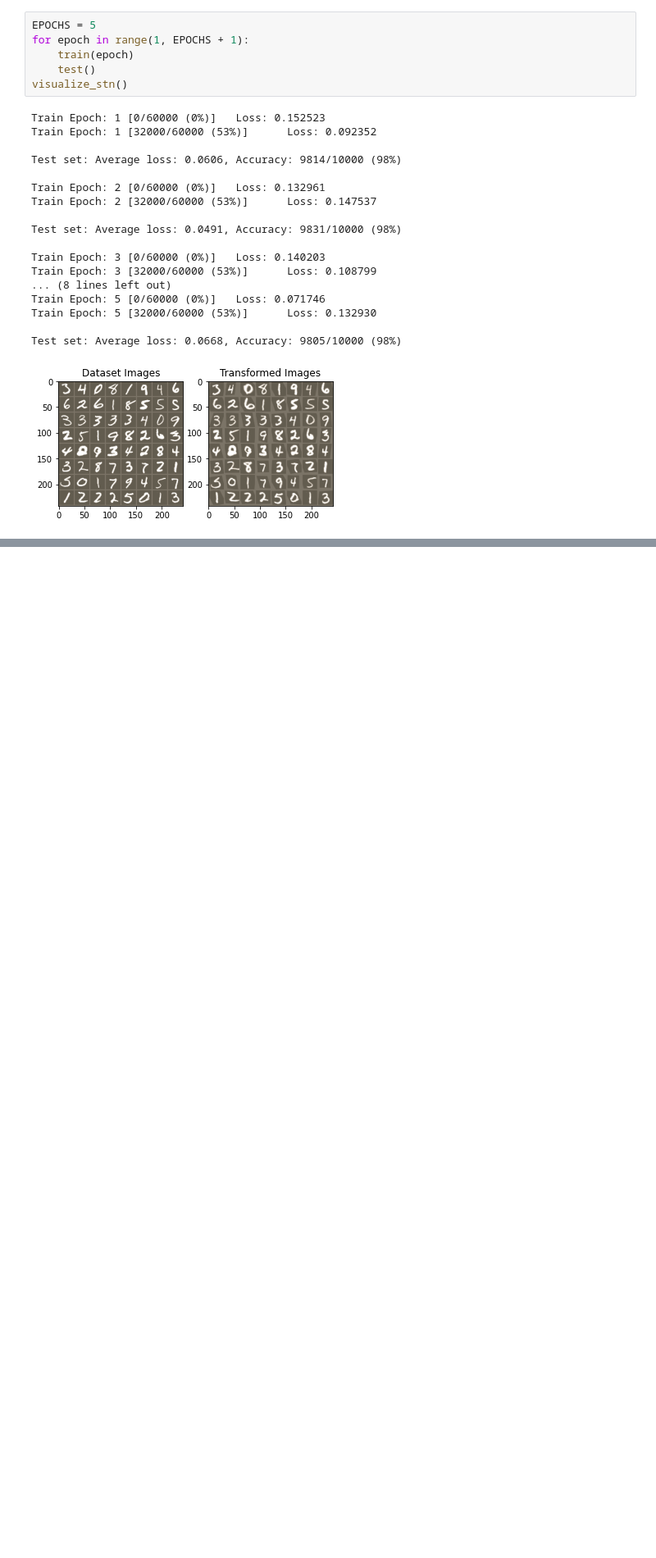
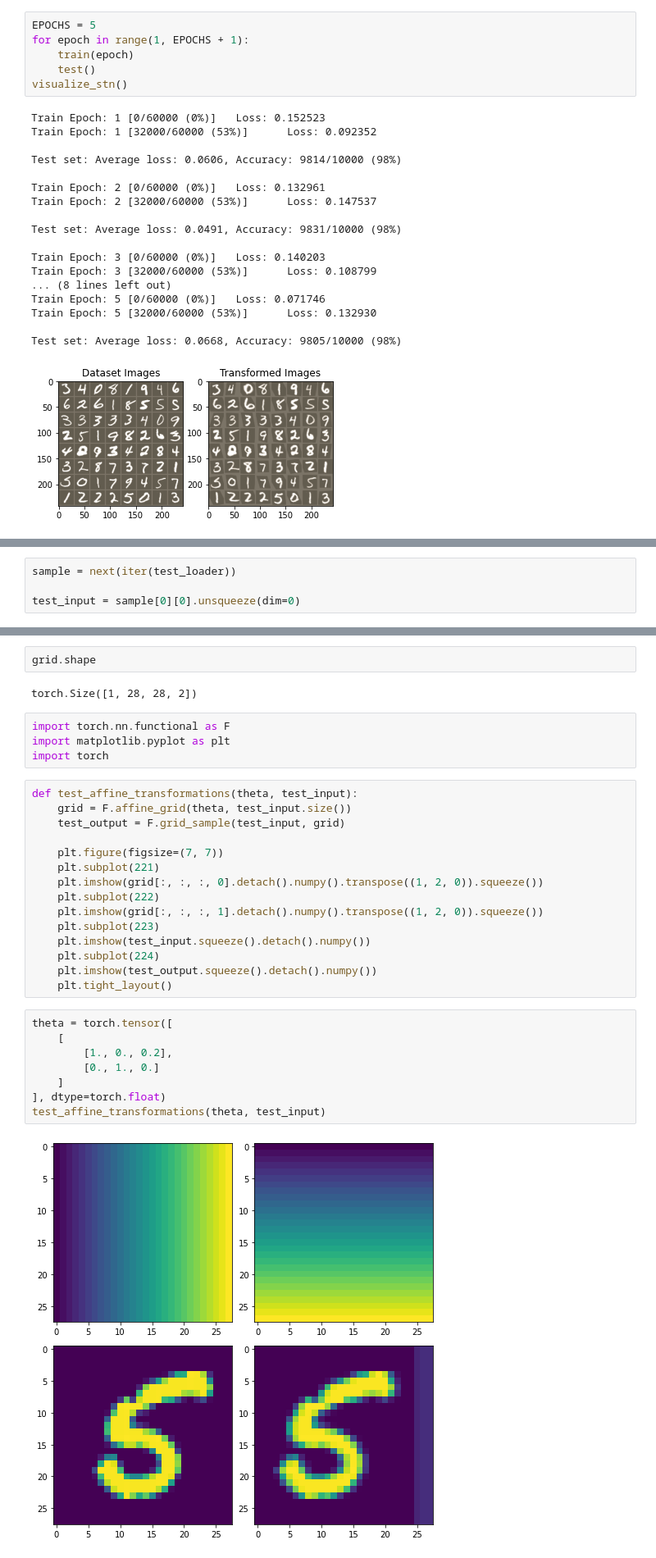
Before and after one commit to eva7wandb/Eva7_Weights_Heist, a Jupyter notebook: S12/spatial_transformer_network_MNIST.ipynb, the cells around one changed output, grey strips where cells are left out. Shown at 82% size. Cells and saved outputs as stored; diff of their text form; blank space fills up the shorter version.

```diff
--- a/S12/spatial_transformer_network_MNIST.ipynb
+++ b/S12/spatial_transformer_network_MNIST.ipynb
@@ -252,0 +260,4 @@ Test set: Average loss: 0.0668, Accuracy: 9805/10000 (98%)
+# %%
+sample = next(iter(test_loader))
+
+test_input = sample[0][0].unsqueeze(dim=0)
@@ -252,0 +316,33 @@ Test set: Average loss: 0.0668, Accuracy: 9805/10000 (98%)
+# %%
+grid.shape
+# %% [output]
+torch.Size([1, 28, 28, 2])
+# %%
+import torch.nn.functional as F
+import matplotlib.pyplot as plt
+import torch
+# %%
+def test_affine_transformations(theta, test_input):
+    grid = F.affine_grid(theta, test_input.size())
+    test_output = F.grid_sample(test_input, grid)
+
+    plt.figure(figsize=(7, 7))
+    plt.subplot(221)
+    plt.imshow(grid[:, :, :, 0].detach().numpy().transpose((1, 2, 0)).squeeze())
+    plt.subplot(222)
+    plt.imshow(grid[:, :, :, 1].detach().numpy().transpose((1, 2, 0)).squeeze())
+    plt.subplot(223)
+    plt.imshow(test_input.squeeze().detach().numpy())
+    plt.subplot(224)
+    plt.imshow(test_output.squeeze().detach().numpy())
+    plt.tight_layout()
+# %%
+theta = torch.tensor([
+    [
+        [1., 0., 0.2],
+        [0., 1., 0.]
+    ]
+], dtype=torch.float)
+test_affine_transformations(theta, test_input)
+# %% [output]
+[figure, added]
```
Also changed, not shown: parts of 10 cells of this notebook.
